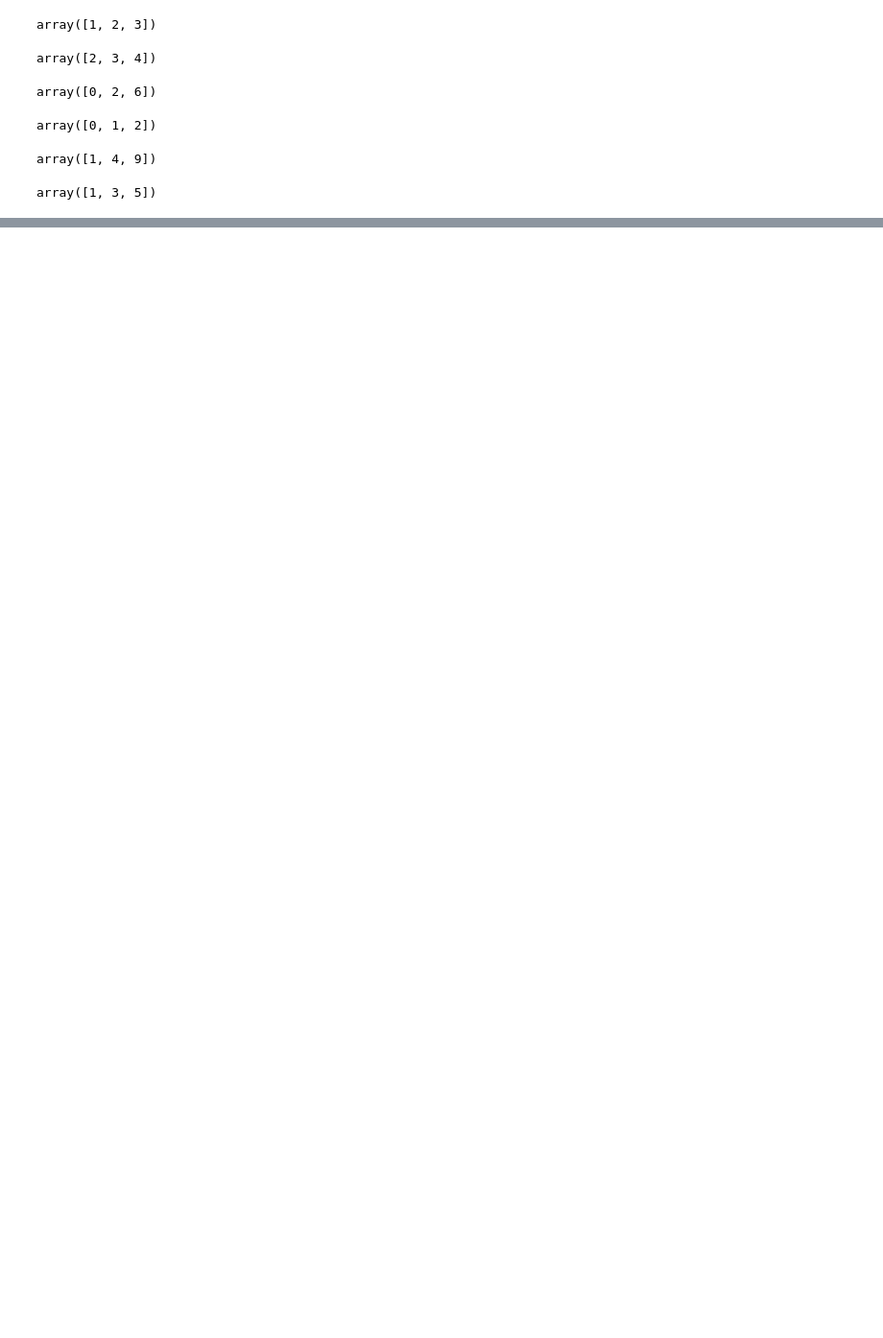
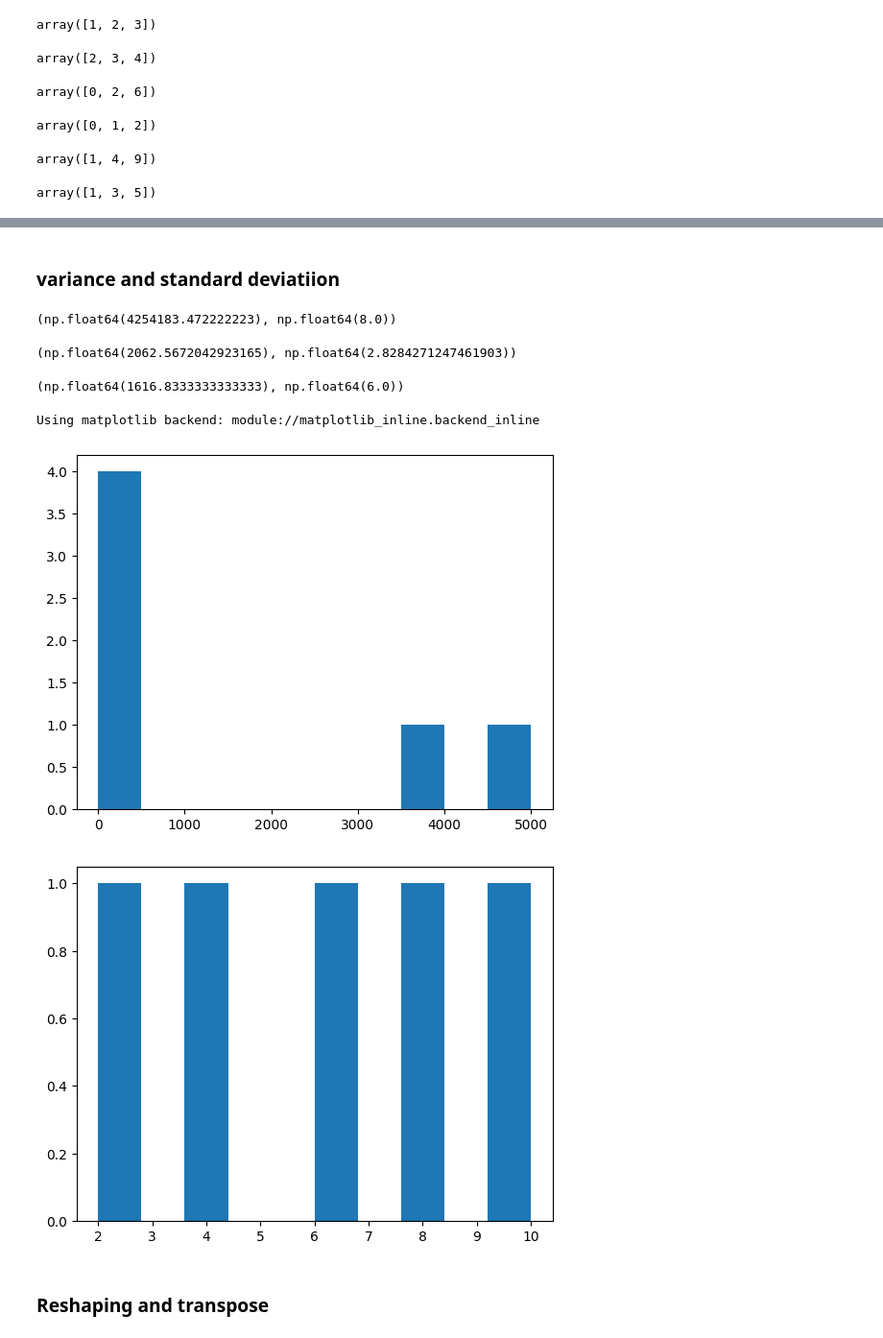
Before and after one commit to Nithin-nani-04/python_basic_submission, a Jupyter notebook: Numpy/numpy-introdution.ipynb, the cells around one changed output, grey strips where cells are left out. Shown at 96% size. Drawn from its saved outputs; the diff is of its cells as text; code cells hidden in the pictures; blank space fills up the shorter version.

```diff
--- a/Numpy/numpy-introdution.ipynb
+++ b/Numpy/numpy-introdution.ipynb
@@ -334,0 +405,30 @@ array([1, 3, 5])
+# %% [markdown]
+### variance and standard deviatiion
+# %%
+high_var_array=np.array([1,100,200,400,4000,5000])
+low_var_array=np.array([2,4,6,8,10])
+# %%
+np.var(high_var_array),np.var(low_var_array)
+# %% [output]
+(np.float64(4254183.472222223), np.float64(8.0))
+# %%
+np.std(high_var_array),np.std(low_var_array)
+# %% [output]
+(np.float64(2062.5672042923165), np.float64(2.8284271247461903))
+# %%
+np.mean(high_var_array),np.mean(low_var_array)
+# %% [output]
+(np.float64(1616.8333333333333), np.float64(6.0))
+# %%
+%matplotlib
+import matplotlib.pyplot as plt
+plt.hist(high_var_array)
+plt.show()
+plt.hist(low_var_array)
+plt.show()
+# %% [output]
+Using matplotlib backend: module://matplotlib_inline.backend_inline
+[figure, added]
+[figure, added]
+# %% [markdown]
+### Reshaping and transpose
```
Also changed, not shown: parts of 31 cells of this notebook, 5 other files.
